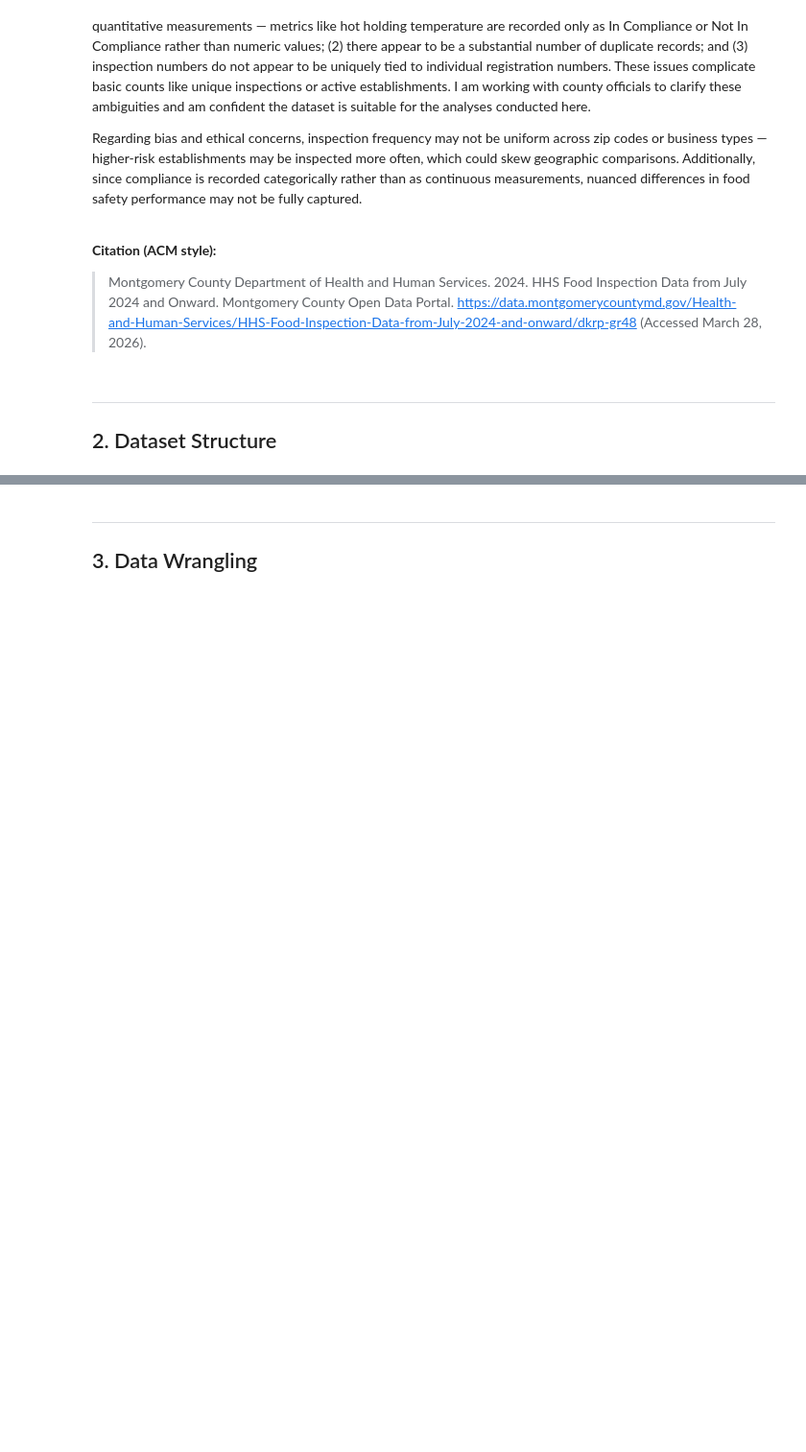
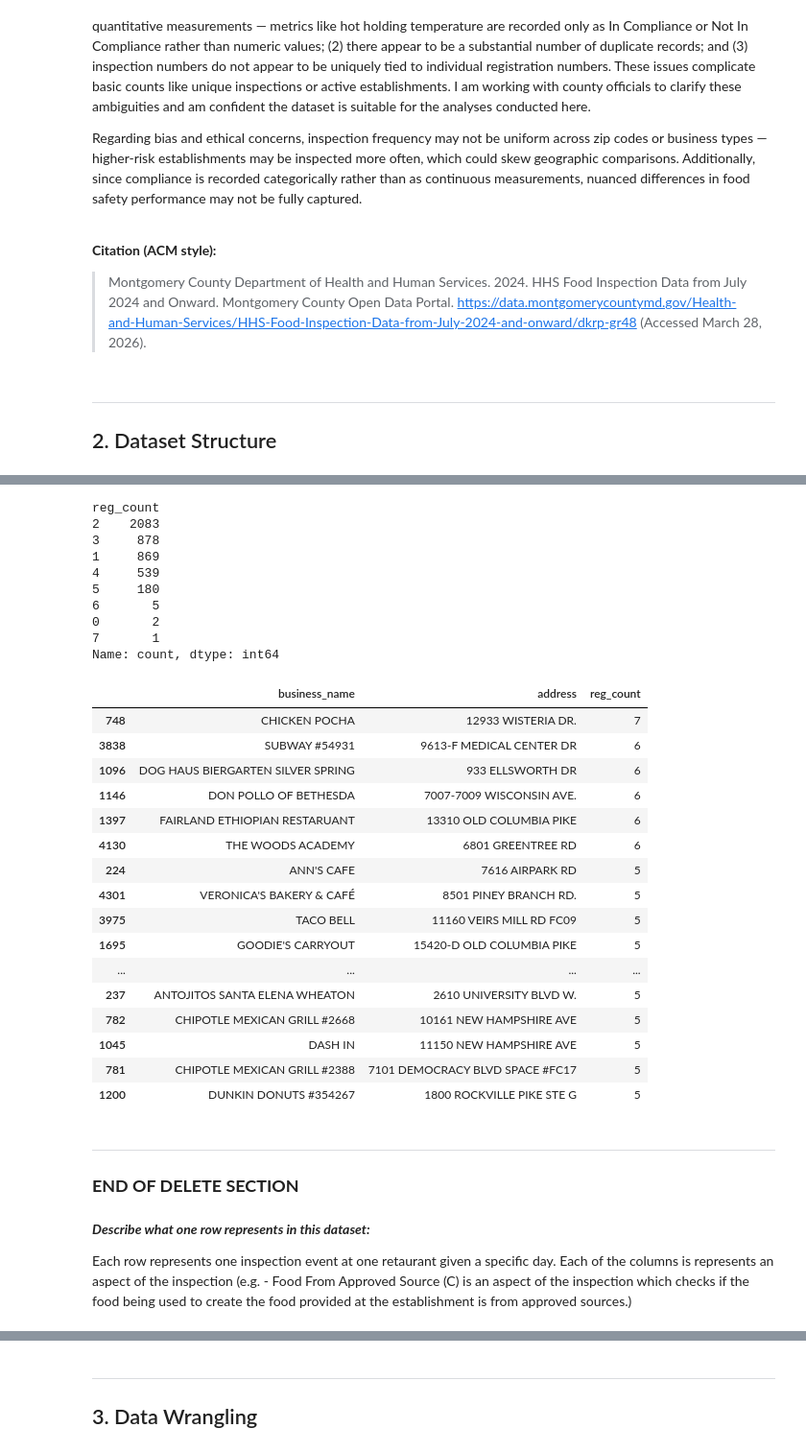
Before and after one commit to HunterTzou/DATA_201_SPRING_2026, a Jupyter notebook: Project 1/ Tzou_Hunter_DATA201_Project1_Week8.ipynb, the cells around one changed output, grey strips where cells are left out. Shown at 96% size. Cells and saved outputs as stored; diff of their text form; code cells hidden in the pictures; blank space fills up the shorter version.

```diff
--- a/Project 1/ Tzou_Hunter_DATA201_Project1_Week8.ipynb
+++ b/Project 1/ Tzou_Hunter_DATA201_Project1_Week8.ipynb
@@ -74,0 +210,14 @@ Regarding bias and ethical concerns, inspection frequency may not be uniform acr
+# %%
+# Create a unique key and count it
+
+df_clean['facility_key_geo'] = (
+    df_clean['business_name'].str.strip().str.upper() + ' | ' +
+    df_clean['latitude'].astype(str) + ',' +
+    df_clean['longitude'].astype(str)
+)
+
+unique_by_geo = df_clean.drop_duplicates(subset='facility_key_geo')[
+    ['facility_key_geo', 'business_name', 'latitude', 'longitude']
+].reset_index(drop=True)
+
+print(f"Unique rows by geo: {len(unique_by_geo):,}")
@@ -74,0 +263,48 @@ Regarding bias and ethical concerns, inspection frequency may not be uniform acr
+# %%
+# Step 1: How often does name+address map to multiple registration numbers?
+multi_reg = (
+    df_clean.groupby(['business_name', 'address'])['registration_number']
+    .nunique()
+    .reset_index()
+    .rename(columns={'registration_number': 'reg_count'})
+)
+print(multi_reg['reg_count'].value_counts())
+
+# Step 2: Look at the actual cases
+multi_reg[multi_reg['reg_count'] > 1].sort_values('reg_count', ascending=False).head(20)
+# %% [output]
+reg_count
+2    2083
+3     878
+1     869
+4     539
+5     180
+6       5
+0       2
+7       1
+Name: count, dtype: int64
+|  | business_name | address | reg_count |
+| 748 | CHICKEN POCHA | 12933 WISTERIA DR. | 7 |
+| 3838 | SUBWAY #54931 | 9613-F MEDICAL CENTER DR | 6 |
+| 1096 | DOG HAUS BIERGARTEN SILVER SPRING | 933 ELLSWORTH DR | 6 |
+| 1146 | DON POLLO OF BETHESDA | 7007-7009 WISCONSIN AVE. | 6 |
+| 1397 | FAIRLAND ETHIOPIAN RESTARUANT | 13310 OLD COLUMBIA PIKE | 6 |
+| 4130 | THE WOODS ACADEMY | 6801 GREENTREE RD | 6 |
+| 224 | ANN'S CAFE | 7616 AIRPARK RD | 5 |
+| 4301 | VERONICA'S BAKERY & CAFÉ | 8501 PINEY BRANCH RD. | 5 |
+| 3975 | TACO BELL | 11160 VEIRS MILL RD FC09 | 5 |
+| 1695 | GOODIE'S CARRYOUT | 15420-D OLD COLUMBIA PIKE | 5 |
+| ... | ... | ... | ... |
+| 237 | ANTOJITOS SANTA ELENA WHEATON | 2610 UNIVERSITY BLVD W. | 5 |
+| 782 | CHIPOTLE MEXICAN GRILL #2668 | 10161 NEW HAMPSHIRE AVE | 5 |
+| 1045 | DASH IN | 11150 NEW HAMPSHIRE AVE | 5 |
+| 781 | CHIPOTLE MEXICAN GRILL #2388 | 7101 DEMOCRACY BLVD SPACE #FC17 | 5 |
+| 1200 | DUNKIN DONUTS #354267 | 1800 ROCKVILLE PIKE STE G | 5 |
+# %% [markdown]
+----
+
+### **END OF DELETE SECTION**
+# %% [markdown]
+***Describe what one row represents in this dataset:***
+
+Each row represents one inspection event at one retaurant given a specific day. Each of the columns is represents an aspect of the inspection (e.g. - Food From Approved Source (C) is an aspect of the inspection which checks if the food being used to create the food provided at the establishment is from approved sources.)
```
Also changed, not shown: parts of 15 cells of this notebook.
